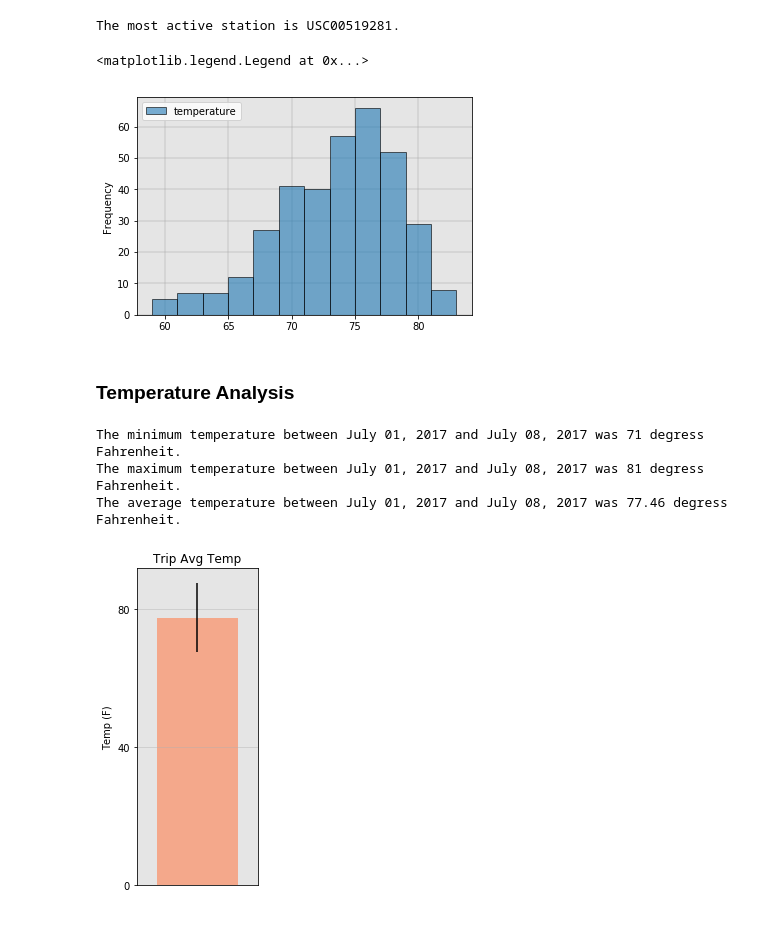
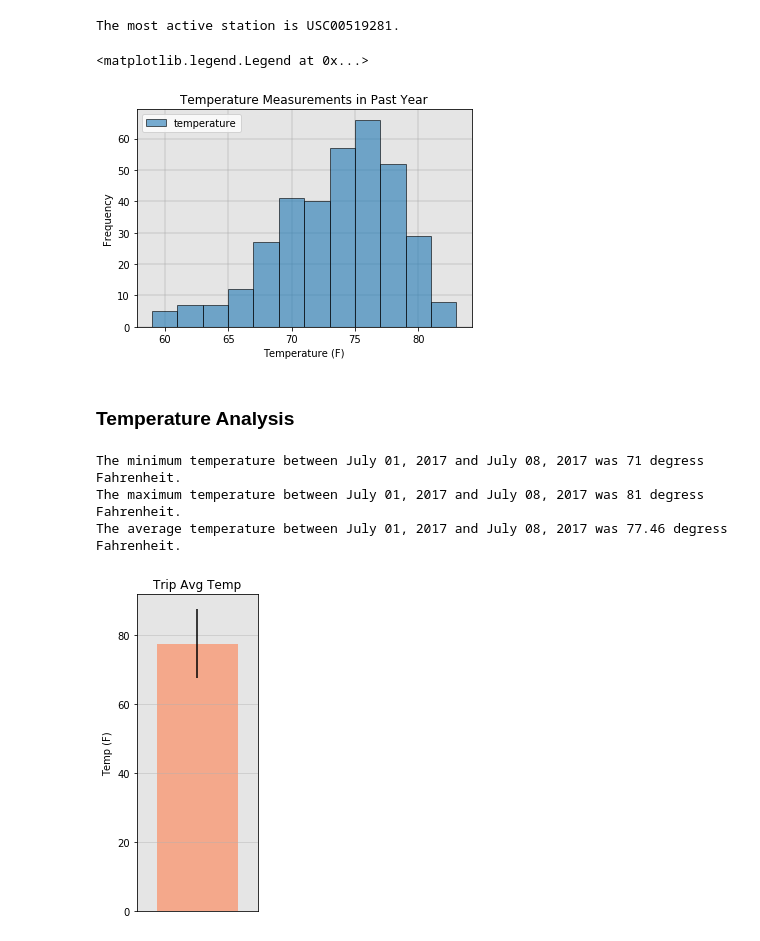
Before and after one commit to AMRiehle/sql-alchemy-challenge, a Jupyter notebook: climate_analysis.ipynb, the cells around one changed output. Saved outputs shown, nothing was run; the diff lists cells and outputs as text; code cells hidden in the pictures.

Commit message:
Prettify Plots

```diff
--- a/climate_analysis.ipynb
+++ b/climate_analysis.ipynb
@@ -103,15 +105,17 @@ The most active station is USC00519281.
 # %%
 station_temps_df = pd.read_sql(f'SELECT tobs FROM measurements WHERE station = "{most_active_station}" AND date > "{one_year_before_max_date}"', conn)
 ax = station_temps_df.plot(kind='hist', bins=12, edgecolor='black', alpha=0.6)
 ax.patch.set_facecolor('lightgray')
 ax.patch.set_alpha(0.6)
 plt.grid(linewidth=2, alpha=0.3)
 ax.set_axisbelow(True)
+ax.set_xlabel('Temperature (F)')
+ax.set_title('Temperature Measurements in Past Year')
 plt.savefig('Images/temperature_analysis.png')
 plt.legend(['temperature'])
 # %% [output]
 <matplotlib.legend.Legend at 0x...>
-[figure, old version]
+[figure, new version]
 # %% [markdown]
 ### Temperature Analysis
 # %%
@@ -152,8 +156,6 @@ print(f"The average temperature between {one_year_before_vacation_start} and {on
 
 ax = avg_temp_df.plot(kind='bar', yerr=(max_temp - min_temp), figsize=(2.5, 5), color='coral', width=1.0, alpha=0.6, title='Trip Avg Temp', legend=False)
 plt.xticks([])
-y_ticks = ax.yaxis.get_ticklocs()
-ax.yaxis.set_ticks(y_ticks[::2])
 ax.patch.set_facecolor('lightgray')
 ax.patch.set_alpha(0.6)
 plt.grid(alpha=0.5)
@@ -164,4 +166,4 @@ plt.savefig("Images/average_temps.png")
 The minimum temperature between July 01, 2017 and July 08, 2017 was 71 degress Fahrenheit.
 The maximum temperature between July 01, 2017 and July 08, 2017 was 81 degress Fahrenheit.
 The average temperature between July 01, 2017 and July 08, 2017 was 77.46 degress Fahrenheit.
-[figure, old version]
+[figure, new version]
```
Also changed, not shown: parts of 1 cell of this notebook, 3 other files.
